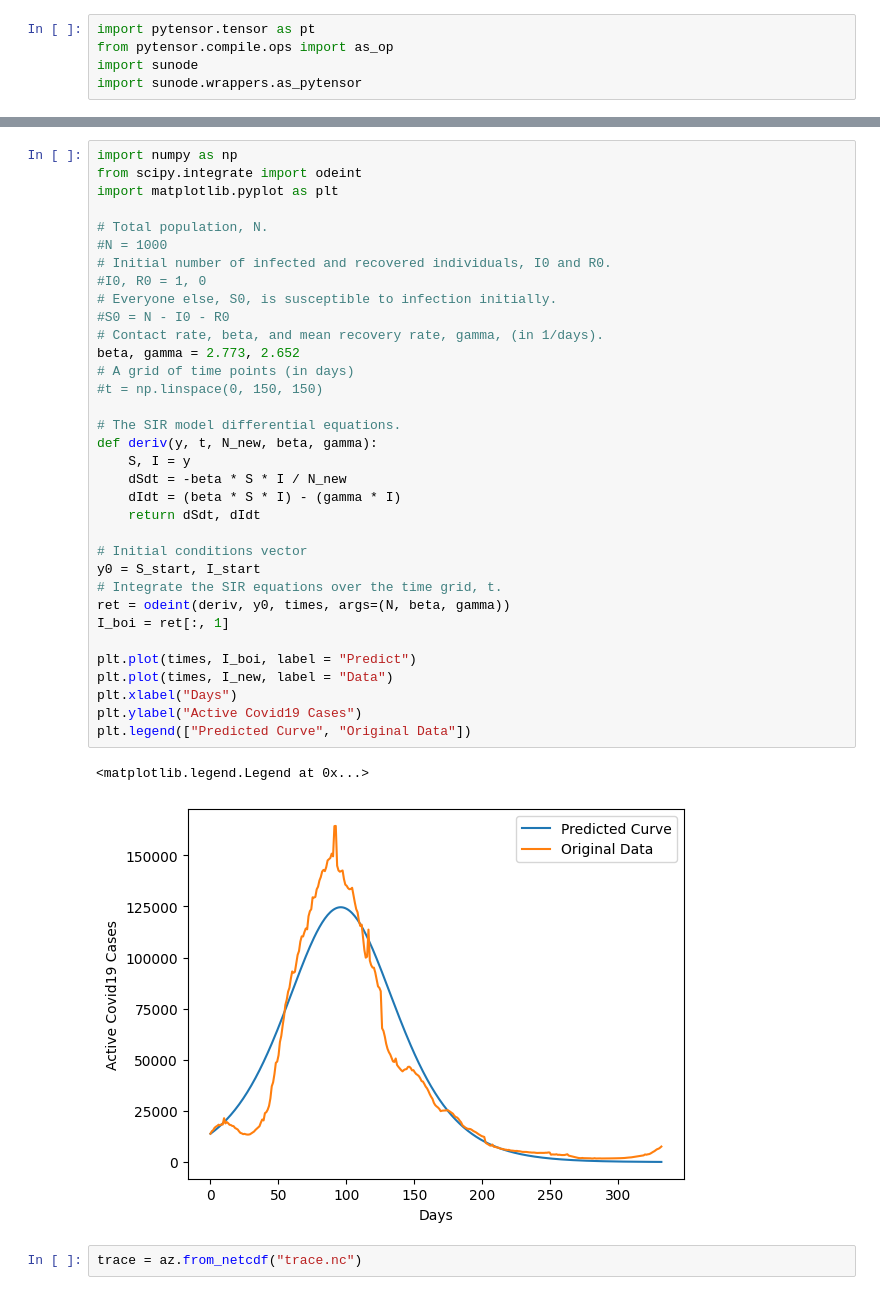
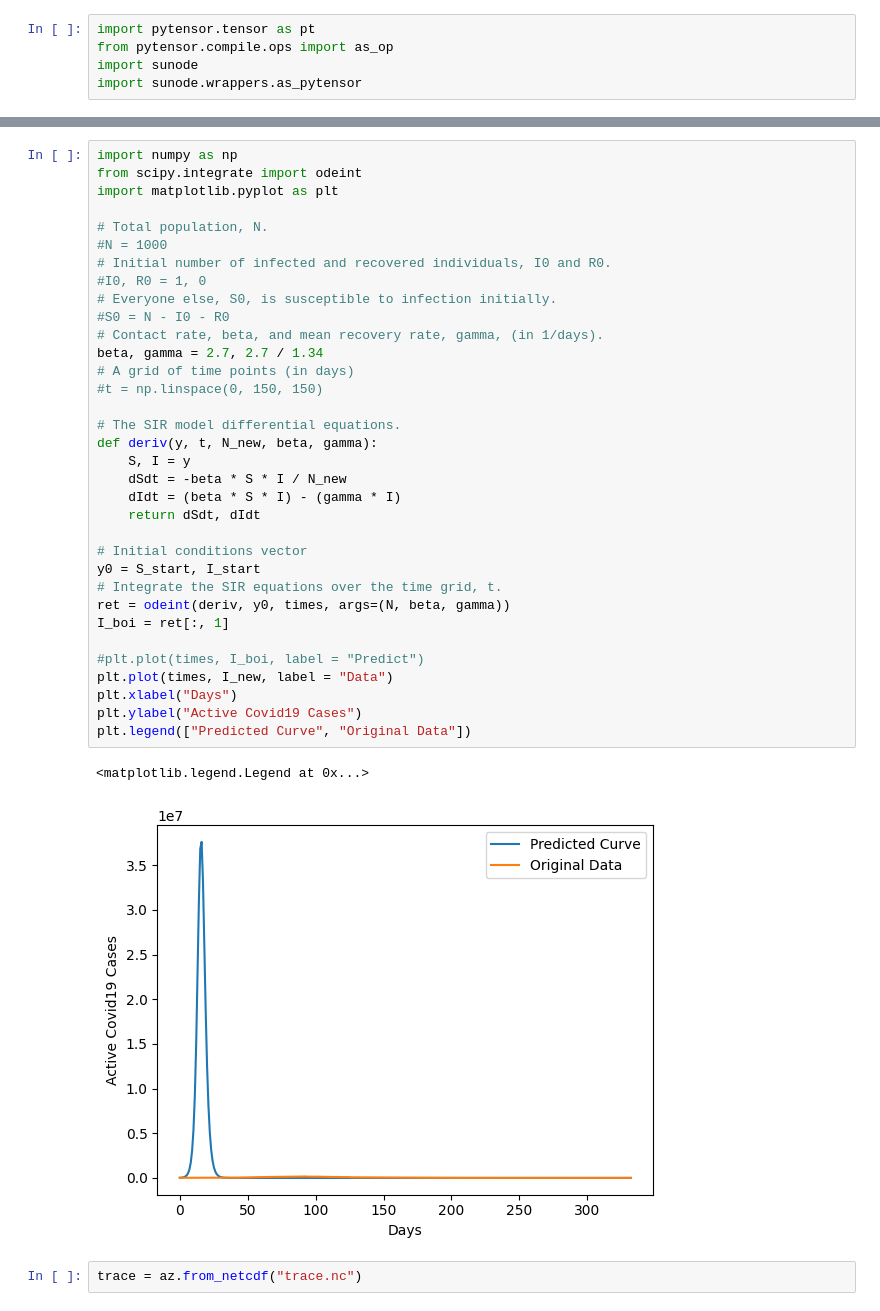
Before and after one commit to TheLapisGoat/SIR-Model-with-MCMC-Analysis, a Jupyter notebook: test.ipynb, the cells around one changed output, grey strips where cells are left out. Drawn from its saved outputs; the diff is of its cells as text.

```diff
--- a/test.ipynb
+++ b/test.ipynb
@@ -140,35 +154,35 @@ import matplotlib.pyplot as plt
 
 # Total population, N.
 #N = 1000
 # Initial number of infected and recovered individuals, I0 and R0.
 #I0, R0 = 1, 0
 # Everyone else, S0, is susceptible to infection initially.
 #S0 = N - I0 - R0
 # Contact rate, beta, and mean recovery rate, gamma, (in 1/days).
-beta, gamma = 2.773, 2.652
+beta, gamma = 2.7, 2.7 / 1.34
 # A grid of time points (in days)
 #t = np.linspace(0, 150, 150)
 
 # The SIR model differential equations.
 def deriv(y, t, N_new, beta, gamma):
     S, I = y
     dSdt = -beta * S * I / N_new
     dIdt = (beta * S * I) - (gamma * I)
     return dSdt, dIdt
 
 # Initial conditions vector
 y0 = S_start, I_start
 # Integrate the SIR equations over the time grid, t.
 ret = odeint(deriv, y0, times, args=(N, beta, gamma))
 I_boi = ret[:, 1]
 
-plt.plot(times, I_boi, label = "Predict")
+#plt.plot(times, I_boi, label = "Predict")
 plt.plot(times, I_new, label = "Data")
 plt.xlabel("Days")
 plt.ylabel("Active Covid19 Cases")
 plt.legend(["Predicted Curve", "Original Data"])
 # %% [output]
 <matplotlib.legend.Legend at 0x...>
-[figure, old version]
+[figure, new version]
 # %%
 trace = az.from_netcdf("trace.nc")
```
Also changed, not shown: parts of 10 cells of this notebook, 10 other files.
